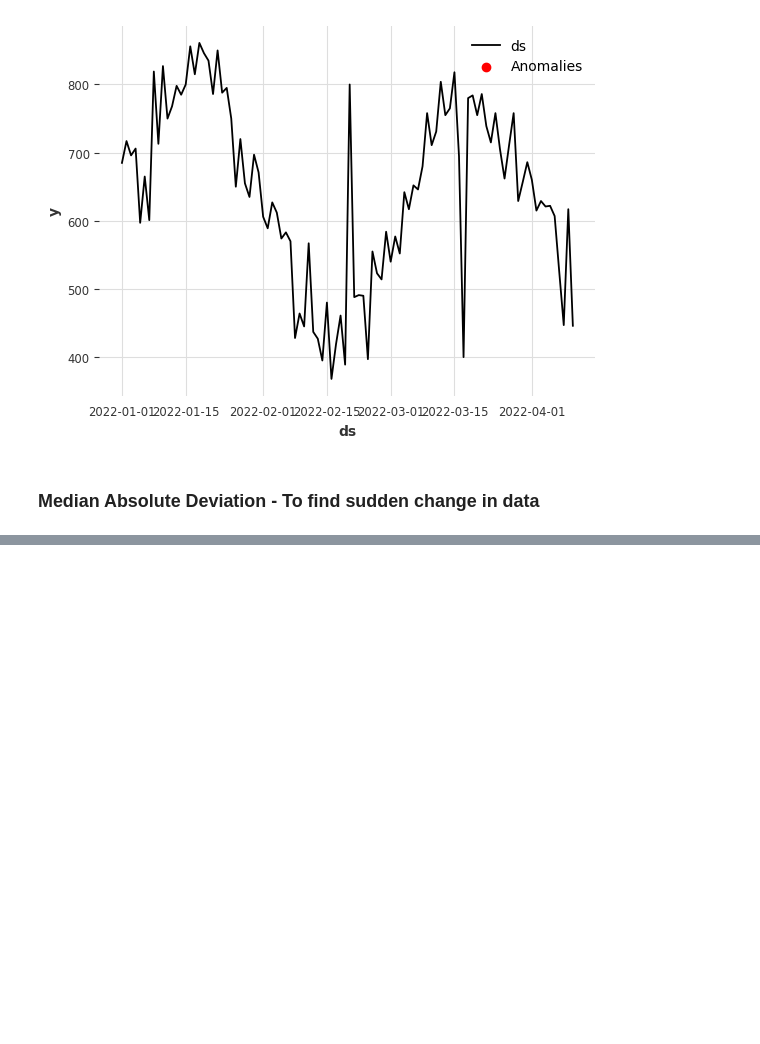
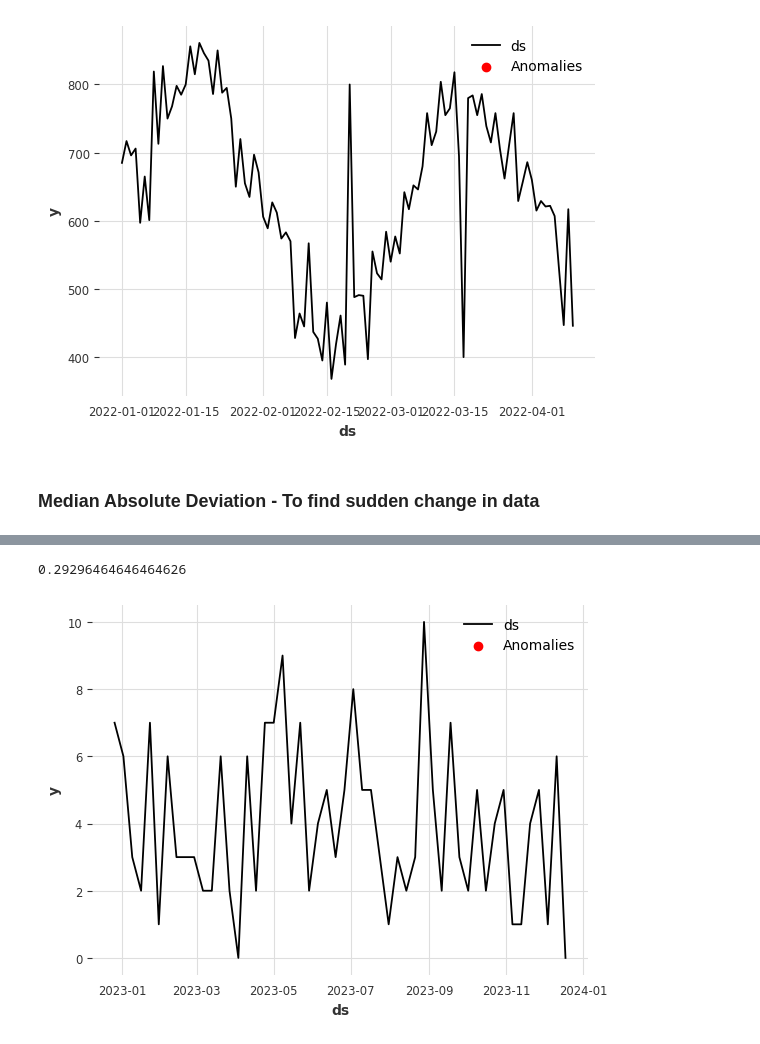
Before and after one commit to aswinselva04/researchnotebooks, a Jupyter notebook: AnomalyD.ipynb, the cells around one changed output, grey strips where cells are left out. Cells and saved outputs as stored; diff of their text form; code cells hidden in the pictures; blank space fills up the shorter version.

```diff
--- a/AnomalyD.ipynb
+++ b/AnomalyD.ipynb
@@ -1327,0 +1414,33 @@ mad
+# %%
+median_abs_deviation(df['zdiff'].dropna().values)
+# %% [output]
+0.29296464646464626
+# %%
+from scipy.stats import median_abs_deviation
+df_sales_anomaly = pd.DataFrame(sales_final_data['P2'], columns=['P2'])
+df_sales_anomaly.index = df_sales_anomaly.index.map(lambda x: '2023 '+x + ' 1')
+df_sales_anomaly.index = df_sales_anomaly.index.map(lambda x: datetime.datetime.strptime(x, "%Y W%W %w"))
+df_sales_anomaly = df_sales_anomaly.reset_index().rename(columns={"index": "ds", "P2":"y"})
+df = df_sales_anomaly
+# Calculate the absolute difference between consecutive points
+df['step_diff'] = df['y'].diff().abs()
+
+# Calculate the median absolute deviation (MAD)
+mad = median_abs_deviation(df['step_diff'].dropna().values)
+
+# Set the threshold as a multiple of the MAD (adjust the multiplier as needed)
+threshold_multiplier = 8
+threshold = threshold_multiplier * mad
+
+# Identify anomalies based on the threshold
+df['anomaly'] = df['step_diff'] > threshold
+
+# Plot the time series with anomalies highlighted
+plt.plot(df['ds'], df['y'], label='ds')
+plt.scatter(df.loc[df['anomaly'], 'ds'], df.loc[df['anomaly'], 'y'], color='red', label='Anomalies')
+plt.xlabel('ds')
+plt.ylabel('y')
+plt.legend()
+plt.show()
+# %% [output]
+[figure, added]
```
Also changed, not shown: parts of 15 cells of this notebook, 3 other files.
